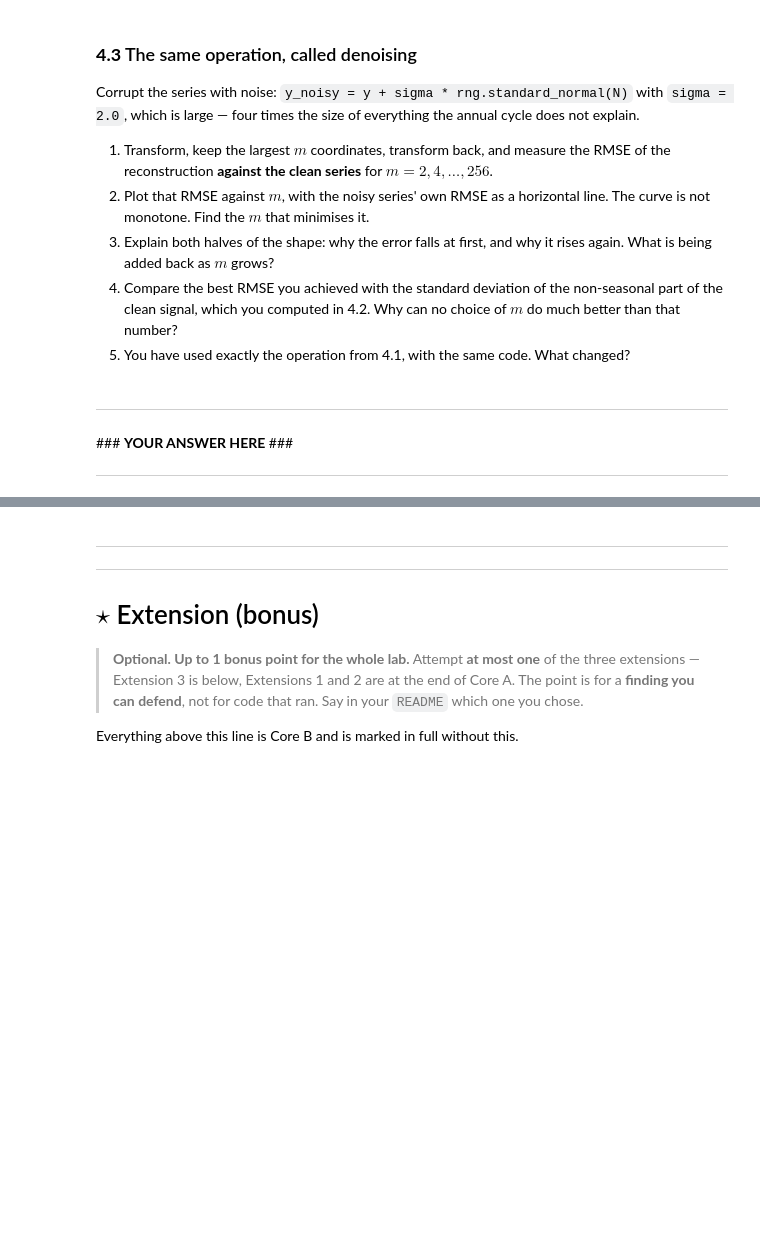
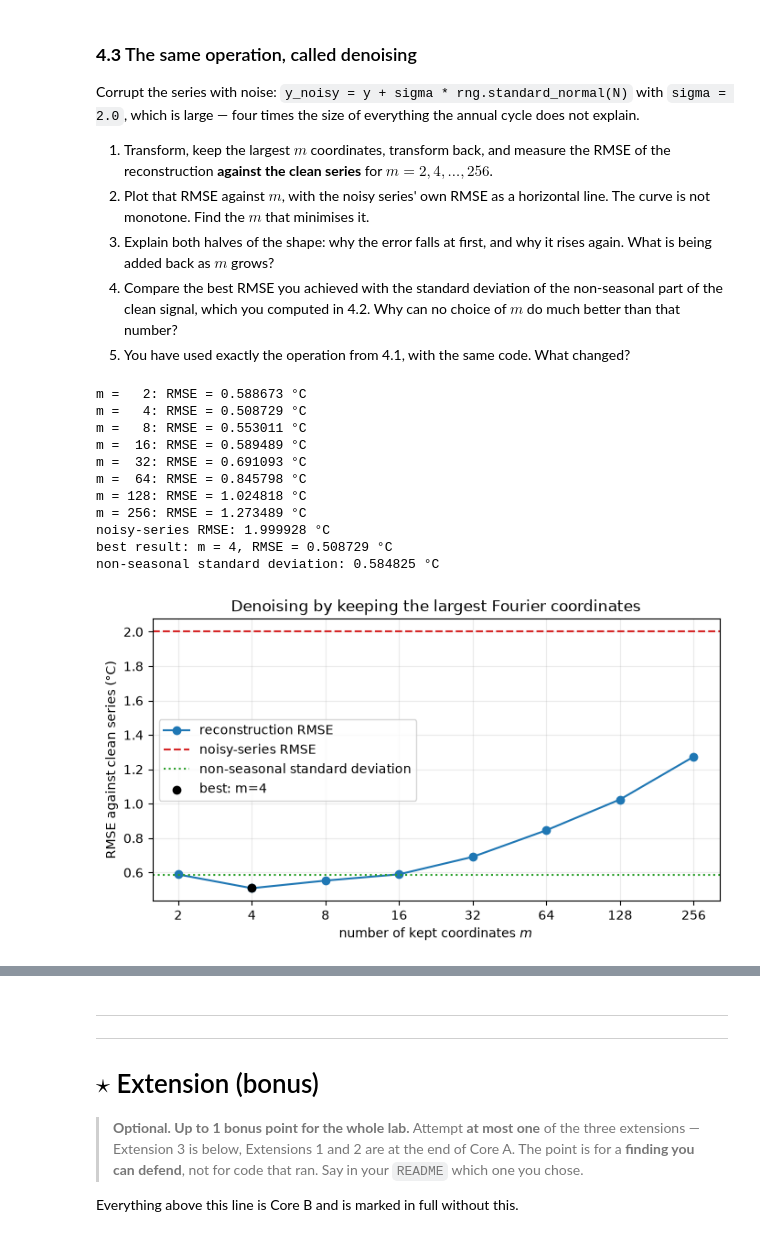
Before and after one commit to CallMeLiubomyr/la-lab1, a Jupyter notebook: lab1-coreB-fourier.ipynb, the cells around one changed output, grey strips where cells are left out. Drawn from its saved outputs; the diff is of its cells as text; code cells hidden in the pictures; blank space fills up the shorter version.

```diff
--- a/lab1-coreB-fourier.ipynb
+++ b/lab1-coreB-fourier.ipynb
@@ -662,5 +796,64 @@ y_noisy = y + sigma * rng.standard_normal(N)
-# %% [markdown]
----
-\### **YOUR ANSWER HERE** \###
-
----
+# %%
+rng = np.random.default_rng(0)
+sigma = 2.0
+y_noisy = y + sigma * rng.standard_normal(N)
+
+# Subtract the mean before transforming, and add it back after, exactly as
+# you did in section 2. If you leave it in, coordinate k=0 is the largest
+# of all and spends one of your m slots re-learning the average -- which
+# makes the m=2 reconstruction look far worse than it is.
+
+# ========= YOUR CODE STARTS HERE ========= #
+noisy_mean = y_noisy.mean()
+c_noisy = dft(y_noisy - noisy_mean)
+m_values_43 = 2 ** np.arange(1, 9)
+rmse_values = []
+
+for m in m_values_43:
+    kept = keep_largest(c_noisy, m)
+    reconstruction = idft(kept).real + noisy_mean
+    rmse = np.sqrt(np.mean((reconstruction - y) ** 2))
+    rmse_values.append(rmse)
+
+rmse_values = np.array(rmse_values)
+noisy_rmse = np.sqrt(np.mean((y_noisy - y) ** 2))
+best_index = np.argmin(rmse_values)
+best_m = m_values_43[best_index]
+best_rmse = rmse_values[best_index]
+
+for m, rmse in zip(m_values_43, rmse_values):
+    print(f"m = {m:3d}: RMSE = {rmse:.6f} °C")
+print(f"noisy-series RMSE: {noisy_rmse:.6f} °C")
+print(f"best result: m = {best_m}, RMSE = {best_rmse:.6f} °C")
+print(f"non-seasonal standard deviation: {residual_std:.6f} °C")
+
+plt.figure(figsize=(8, 4))
+plt.plot(m_values_43, rmse_values, "o-", label="reconstruction RMSE")
+plt.axhline(noisy_rmse, color="tab:red", linestyle="--",
+            label="noisy-series RMSE")
+plt.axhline(residual_std, color="tab:green", linestyle=":",
+            label="non-seasonal standard deviation")
+plt.scatter(best_m, best_rmse, color="black", zorder=3,
+            label=f"best: m={best_m}")
+plt.xscale("log", base=2)
+plt.xticks(m_values_43, m_values_43)
+plt.xlabel("number of kept coordinates $m$")
+plt.ylabel("RMSE against clean series (°C)")
+plt.title("Denoising by keeping the largest Fourier coordinates")
+plt.grid(alpha=0.25)
+plt.legend()
+plt.show()
+# ========== YOUR CODE ENDS HERE ========== #
+# %% [output]
+m =   2: RMSE = 0.588673 °C
+m =   4: RMSE = 0.508729 °C
+m =   8: RMSE = 0.553011 °C
+m =  16: RMSE = 0.589489 °C
+m =  32: RMSE = 0.691093 °C
+m =  64: RMSE = 0.845798 °C
+m = 128: RMSE = 1.024818 °C
+m = 256: RMSE = 1.273489 °C
+noisy-series RMSE: 1.999928 °C
+best result: m = 4, RMSE = 0.508729 °C
+non-seasonal standard deviation: 0.584825 °C
+[figure, added]
```
Also changed, not shown: parts of 18 cells of this notebook.
